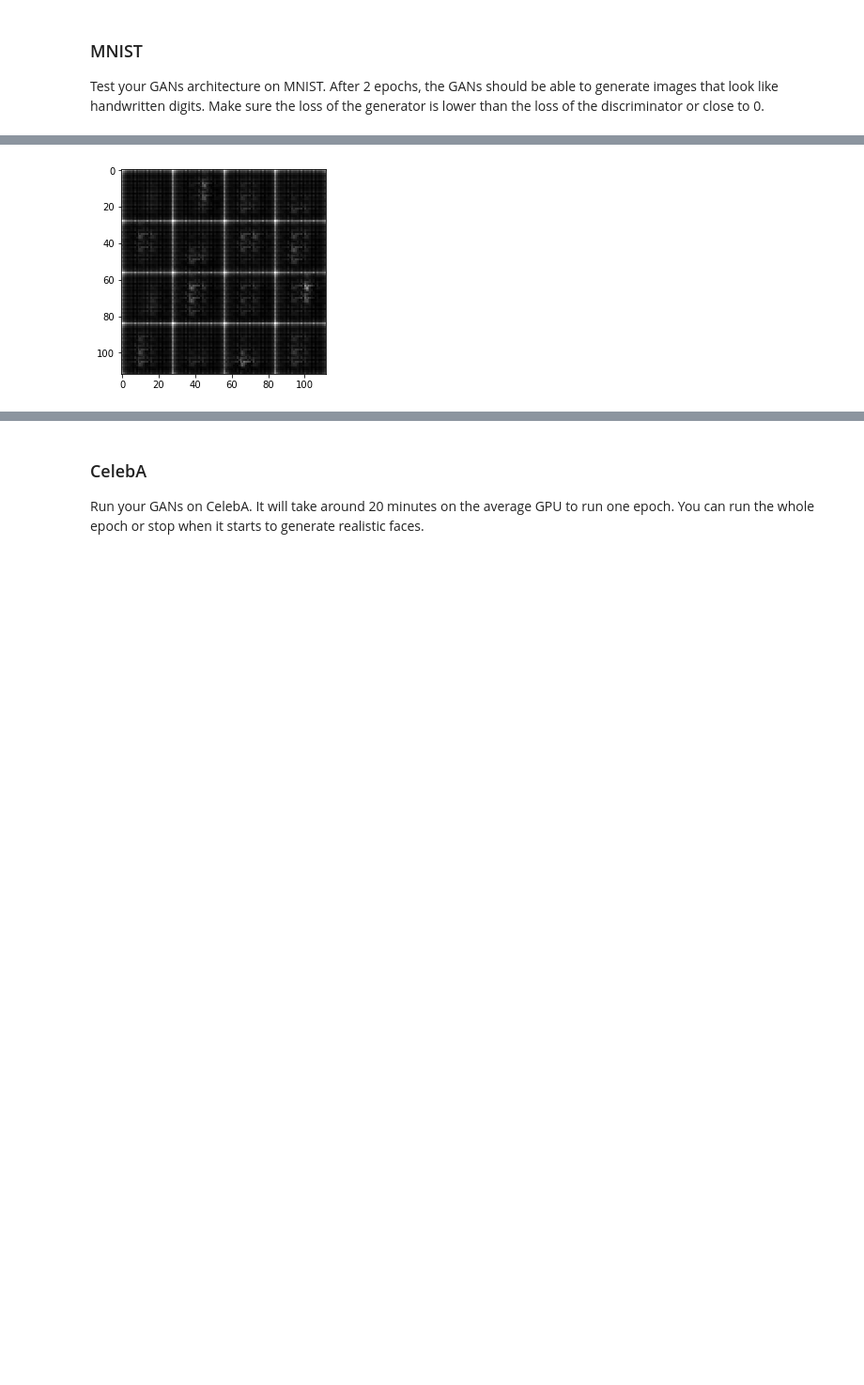
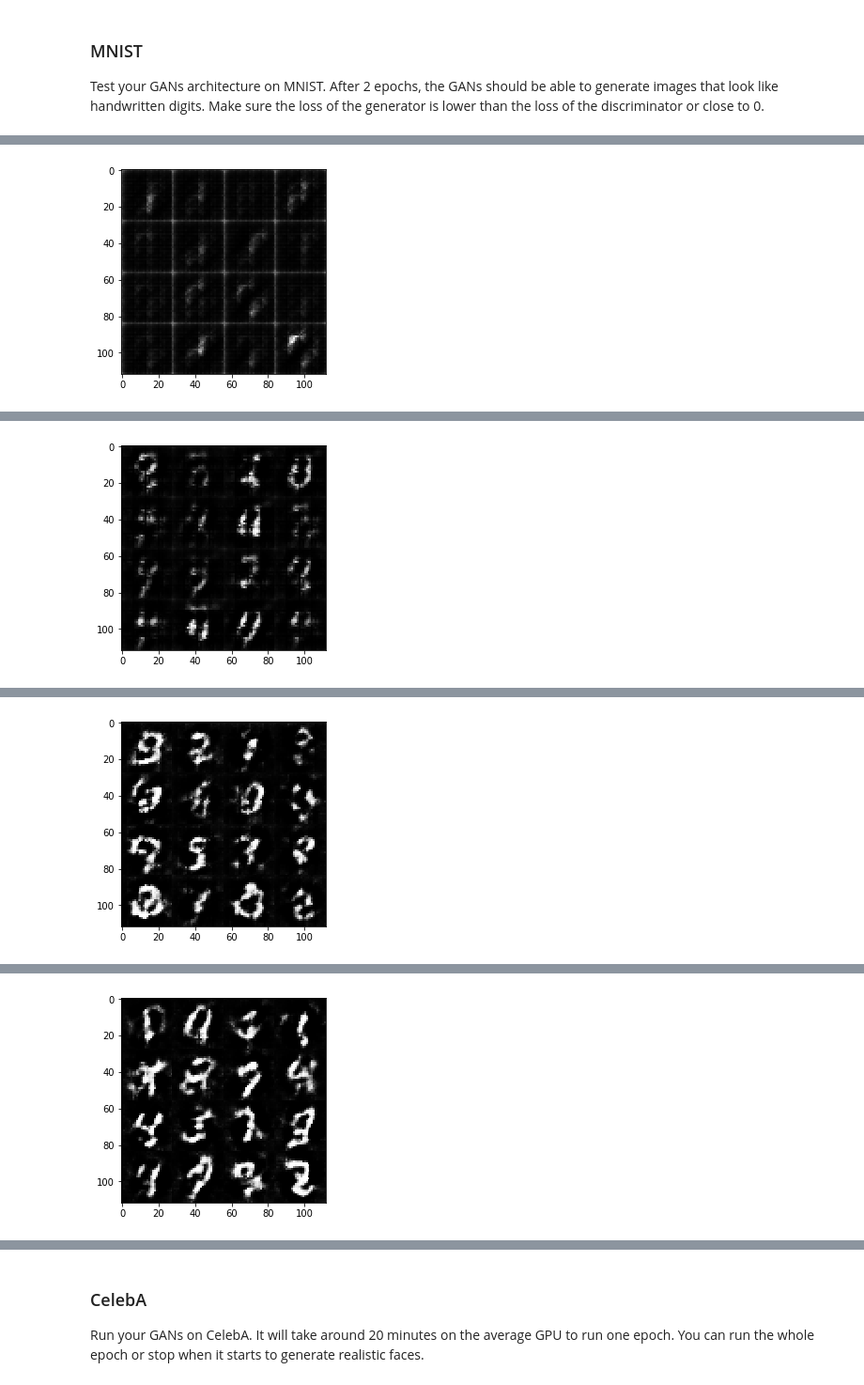
Before and after one commit to jeff-tj/u_deeplearning_nd, a Jupyter notebook: face_generation/dlnd_face_generation.ipynb, the cells around one changed output, grey strips where cells are left out. Shown: that part at 94% size. Saved outputs shown, nothing was run; the diff lists cells and outputs as text; code cells hidden in the pictures; blank space fills up the shorter version.

```diff
--- a/face_generation/dlnd_face_generation.ipynb
+++ b/face_generation/dlnd_face_generation.ipynb
@@ -146,7 +147,7 @@ def discriminator(images, reuse=False):
         # To Do:
         # [] Improve tf.variable_scope understanding
         # [] Build a better network
-        init_depth = 32
+        init_depth = 64
         alpha = 0.2
         # For images we will use a conv setup like in the exercises
         # Images are initially 28x28xinput_channels
@@ -198,7 +199,7 @@ def generator(z, out_channel_dim, is_train=True):
     # Follow up
     # [] Reuse - should be false in training? True in inference
     with tf.variable_scope("generator", reuse=(not is_train)):
-        init_depth = 256
+        init_depth = 512
         x = tf.layers.dense(z, 4*4*init_depth)
         x = tf.reshape(x, (-1, 4, 4, init_depth)) # Tensor dim: (batch, h, w, d)
         x = tf.layers.batch_normalization(x, training=is_train)
@@ -416,11 +448,11 @@ def train(epoch_count, batch_size, z_dim, learning_rate, beta1, get_batches, dat
 ### MNIST
 Test your GANs architecture on MNIST.  After 2 epochs, the GANs should be able to generate images that look like handwritten digits.  Make sure the loss of the generator is lower than the loss of the discriminator or close to 0.
 # %%
-batch_size = 128
-z_dim = 50
-learning_rate = 0.001
+batch_size = 256
+z_dim = 100
+learning_rate = 0.0002
 beta1 = 0.5
-
+# Hyperparameters from DCGAN paper: beta1, learning_rate, alpha
 
 """
 DON'T MODIFY ANYTHING IN THIS CELL THAT IS BELOW THIS LINE
@@ -436 +468 @@ Epoch: 1/2... Discrimnator Loss: 0.9828... Generator Loss: 8.2479
-[figure, old version]
+[figure, new version]
@@ -437,0 +470 @@ KeyboardInterrupt:
+[figure, added]
@@ -437,0 +472 @@ KeyboardInterrupt:
+[figure, added]
@@ -437,0 +474 @@ KeyboardInterrupt:
+[figure, added]
```
Also changed, not shown: parts of 10 cells of this notebook.
